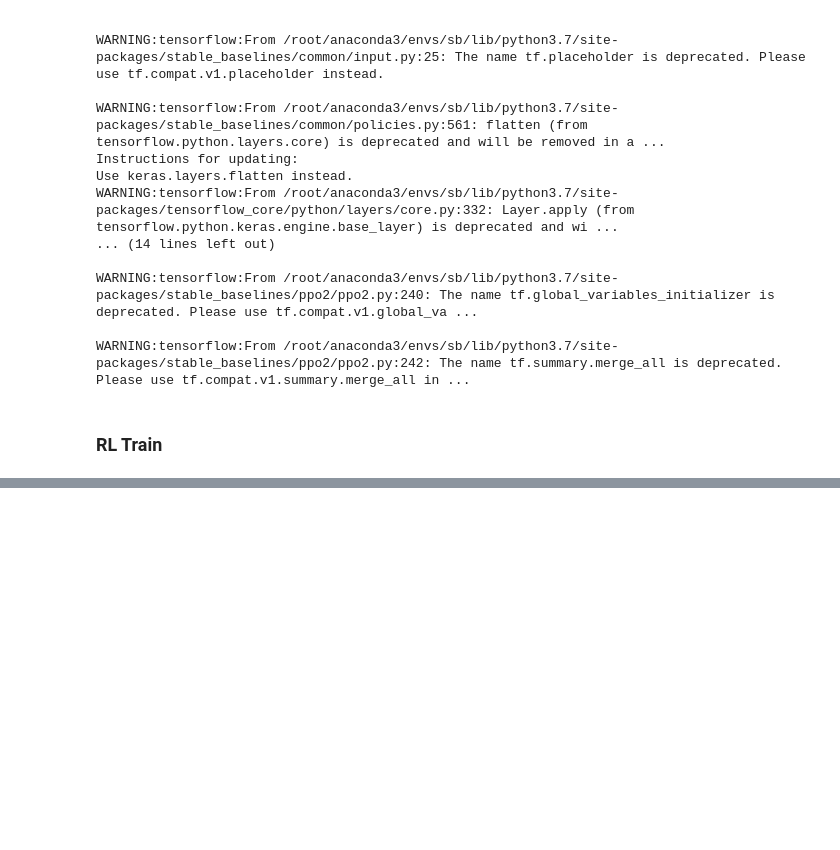
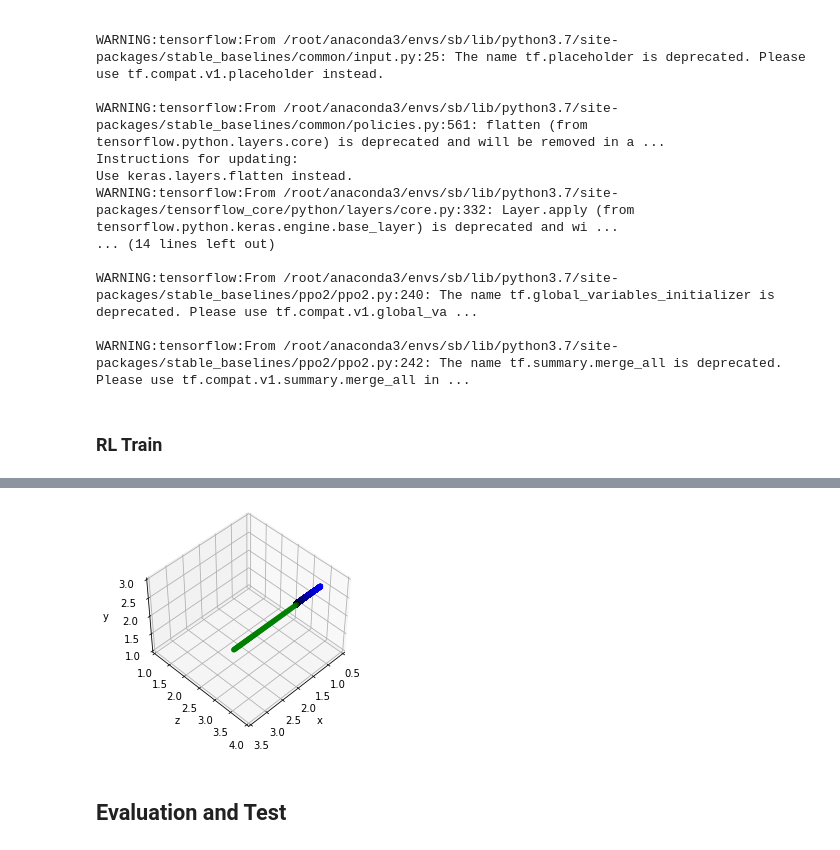
Before and after one commit to dongfangliu/pytorch_fish, a Jupyter notebook: scripts/collect-train-test-RL-default.ipynb, the cells around one changed output, grey strips where cells are left out. Cells and saved outputs as stored; diff of their text form; code cells hidden in the pictures; blank space fills up the shorter version.

```diff
--- a/scripts/collect-train-test-RL-default.ipynb
+++ b/scripts/collect-train-test-RL-default.ipynb
@@ -338,0 +322,13 @@ evaluate_env(env_test,model_test,
+# %%
+obs = env_test.reset()
+dones = False
+infos = []
+reward = 0
+while not dones:
+    action, _states = model.predict(obs, deterministic=False)
+    obs, r, dones,info=env_test.stepSave(action,save_objects=False,save_fluid=False)
+    reward=reward+r
+    infos.append(info)
+env_test.plot3d()
+# %% [output]
+[figure, added]
@@ -338,0 +342,2 @@ evaluate_env(env_test,model_test,
+# %% [markdown]
+## Evaluation and Test
```
Also changed, not shown: parts of 23 cells of this notebook, 16 other files.
